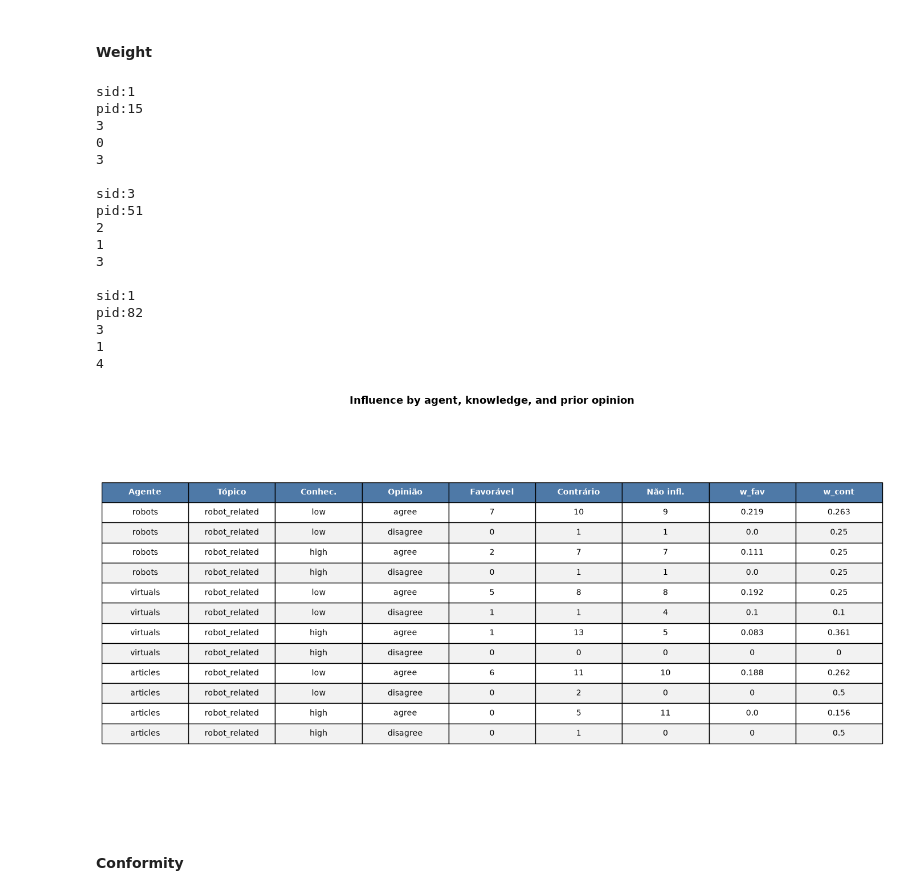
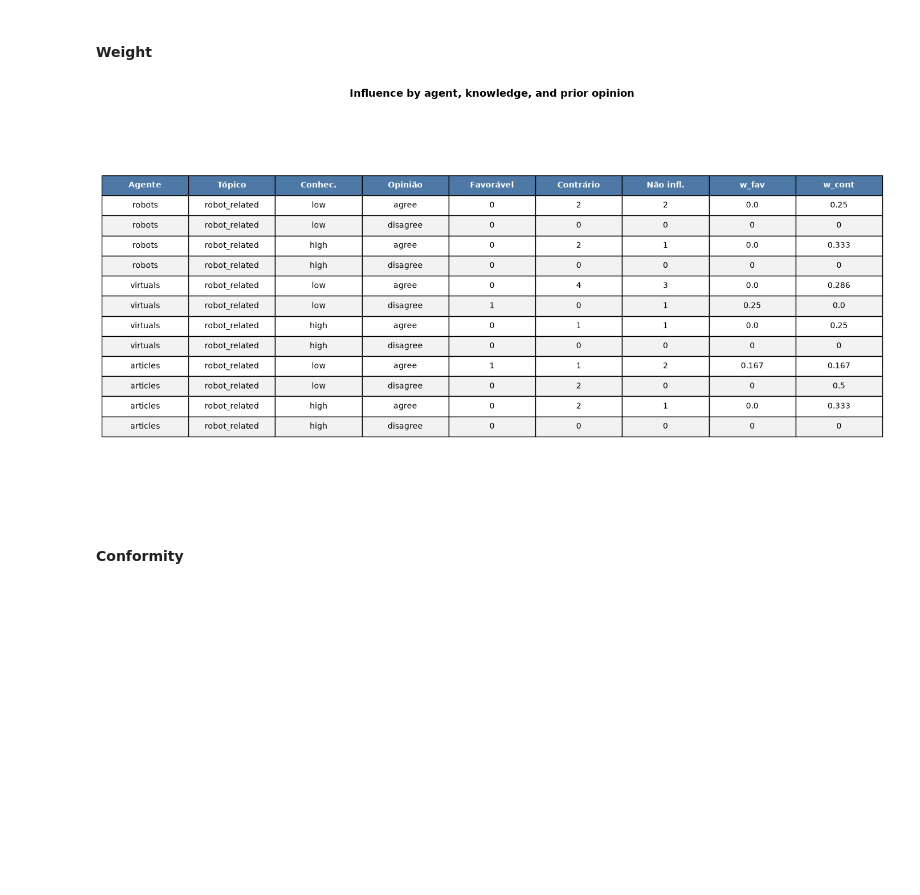
Before and after one commit to joaopereira76/robotsvote-code, a Jupyter notebook: data_analysis.ipynb, the cells around one changed output. Cells and saved outputs as stored; diff of their text form; code cells hidden in the pictures; blank space fills up the shorter version.

```diff
--- a/data_analysis.ipynb
+++ b/data_analysis.ipynb
@@ -747,8 +747,8 @@ opinion_agent = ["favorable", "contrary"]
 
 dic = {}
 
-
-stmt_ids = [1, 2, 3, 4, 5, 6]
+stmt_ids = [4]
+#stmt_ids = [1, 2, 3, 4, 5, 6]
 
 rows = []
 
@@ -839,51 +839,34 @@ for t in topics:
 # ---- plot da tabela ----
 col_labels = ["Agente", "Tópico", "Conhec.", "Opinião", "Favorável",
               "Contrário", "Não infl.", "w_fav", "w_cont"]
 
 fig, ax = plt.subplots(figsize=(14, 0.5 * len(rows) + 1.5))
 ax.axis("off")
 
 table = ax.table(cellText=rows, colLabels=col_labels, cellLoc="center", loc="center")
 table.auto_set_font_size(False)
 table.set_fontsize(10)
 table.scale(1, 1.8)
 
 # cabeçalho estilizado
 for j in range(len(col_labels)):
     cell = table[0, j]
     cell.set_facecolor("#4E79A7")
     cell.set_text_props(color="white", fontweight="bold")
 
 # linhas alternadas
 for i in range(1, len(rows) + 1):
     for j in range(len(col_labels)):
         cell = table[i, j]
         cell.set_facecolor("#F2F2F2" if i % 2 == 0 else "white")
 
 ax.set_title("Influence by agent, knowledge, and prior opinion",
               fontsize=13, fontweight="bold", pad=20)
 
 plt.tight_layout()
 plt.show()
 # %% [output]
-sid:1
-pid:15
-3
-0
-3
-
-sid:3
-pid:51
-2
-1
-3
-
-sid:1
-pid:82
-3
-1
-4
-[figure, old version]
+[figure, new version]
 # %% [markdown]
 #### __Conformity__
 # %%
```
Also changed, not shown: parts of 1 cell of this notebook.
